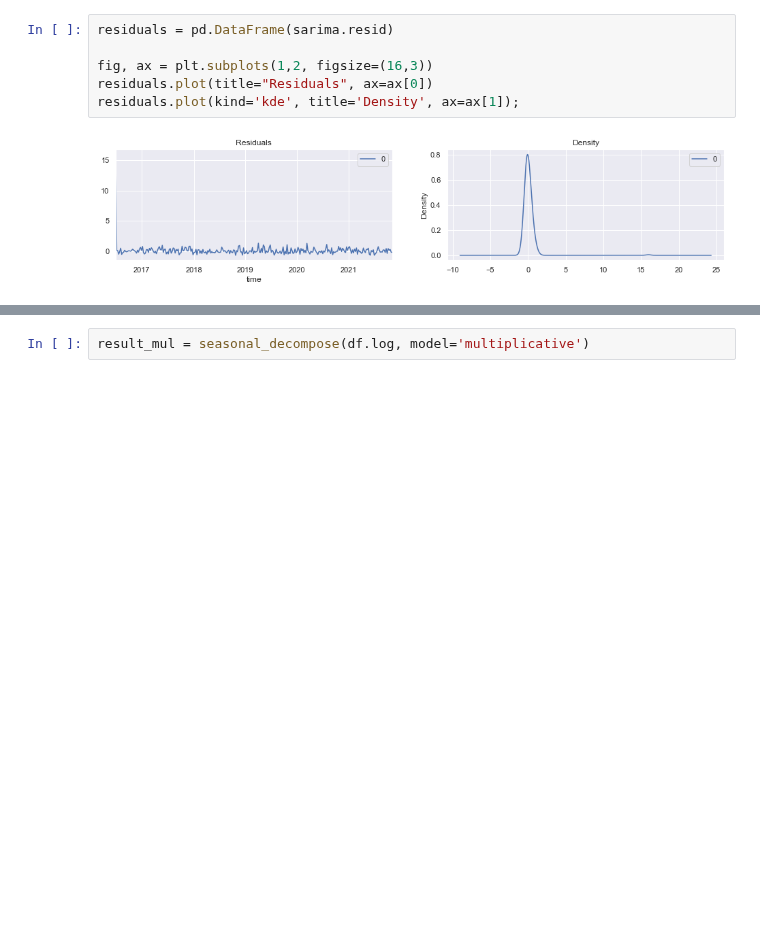
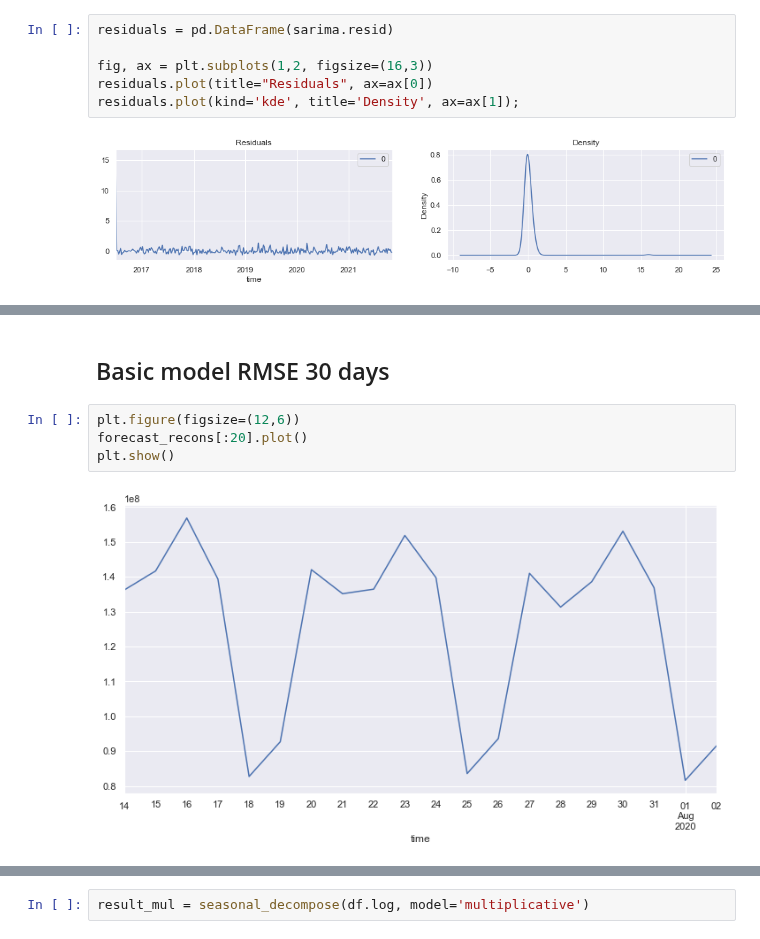
Before and after one commit to michelangelo89/btc_sent_fc, a Jupyter notebook: notebooks/Feature Selection.ipynb, the cells around one changed output, grey strips where cells are left out. Drawn from its saved outputs; the diff is of its cells as text; blank space fills up the shorter version.

Commit message:
RNN model and initial package

```diff
--- a/notebooks/Feature Selection.ipynb
+++ b/notebooks/Feature Selection.ipynb
@@ -385,0 +461,8 @@ plot_forecast(forecast_recons, np.exp(train), np.exp(test),
+# %% [markdown]
+## Basic model RMSE 30 days
+# %%
+plt.figure(figsize=(12,6))
+forecast_recons[:20].plot()
+plt.show()
+# %% [output]
+[figure, added]
```
Also changed, not shown: parts of 14 cells of this notebook, 13 other files.
